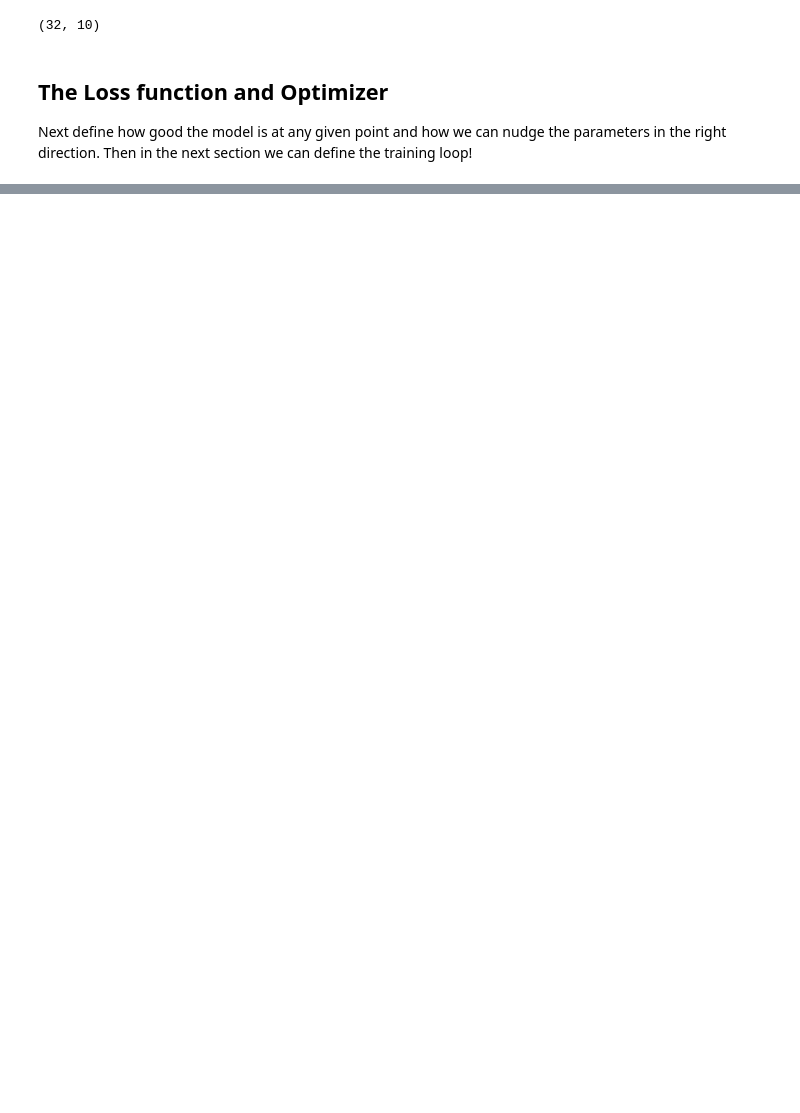
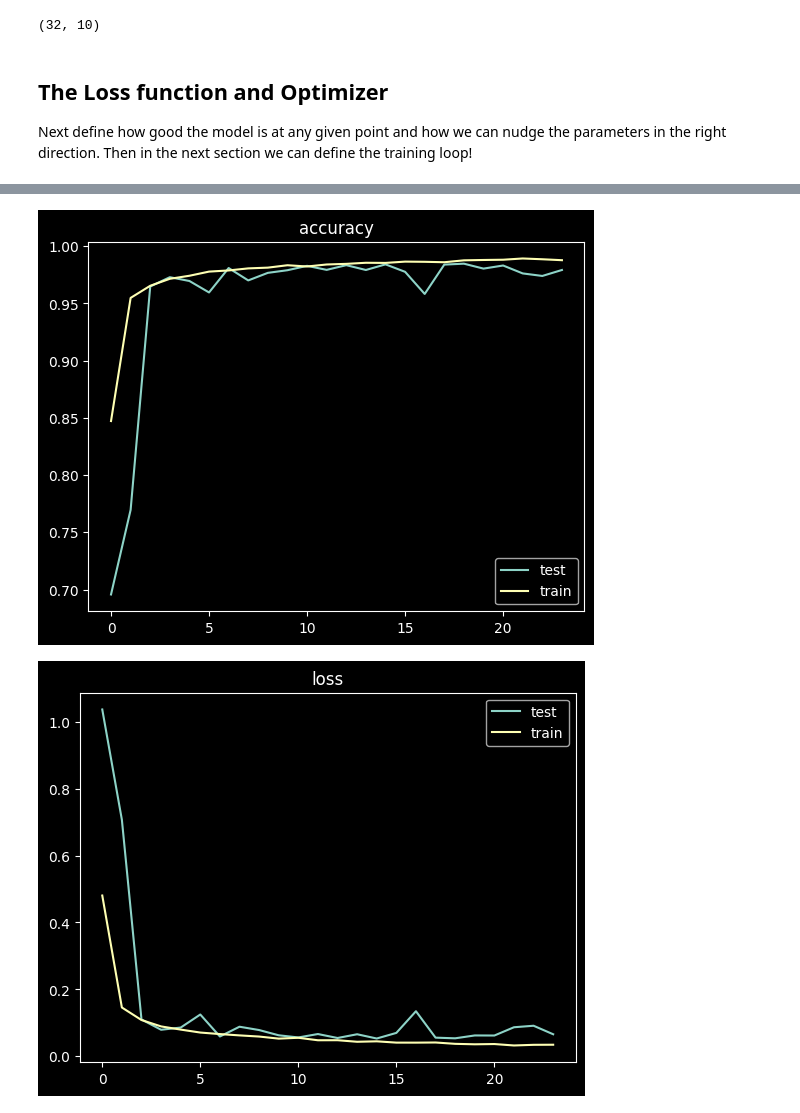
Before and after one commit to xnought/reimplement, a Jupyter notebook: w1_cnn_resnet.ipynb, the cells around one changed output, grey strips where cells are left out. Saved outputs shown, nothing was run; the diff lists cells and outputs as text; code cells hidden in the pictures; blank space fills up the shorter version.

```diff
--- a/w1_cnn_resnet.ipynb
+++ b/w1_cnn_resnet.ipynb
@@ -195,0 +341,7 @@ Next define how good the model is at any given point and how we can nudge the pa
+# %%
+plot_metrics(history, "accuracy")
+plt.show()
+plot_metrics(history, "loss")
+# %% [output]
+[figure, added]
+[figure, added]
```
Also changed, not shown: parts of 13 cells of this notebook.
